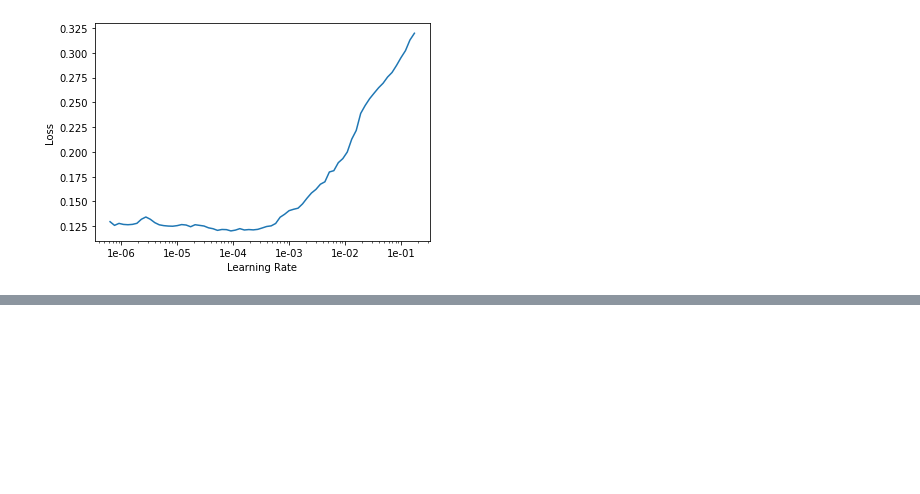
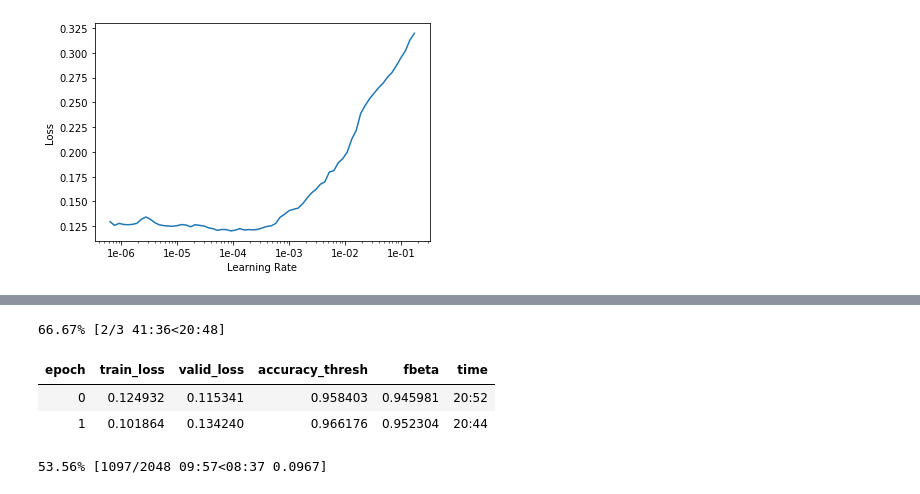
Before and after one commit to DougForrest/plaquebox-paper, a Jupyter notebook: fastai_multilabel_classification.ipynb, the cells around one changed output, grey strips where cells are left out. Saved outputs shown, nothing was run; the diff lists cells and outputs as text; code cells hidden in the pictures; blank space fills up the shorter version.

```diff
--- a/fastai_multilabel_classification.ipynb
+++ b/fastai_multilabel_classification.ipynb
@@ -214,0 +255,9 @@ learn50.save('stage-2-rn50-v3')
+# %%
+lr=1e-2
+learn50.fit_one_cycle(3, slice(lr))
+# %% [output]
+66.67% [2/3 41:36<20:48]
+| epoch | train_loss | valid_loss | accuracy_thresh | fbeta | time |
+| 0 | 0.124932 | 0.115341 | 0.958403 | 0.945981 | 20:52 |
+| 1 | 0.101864 | 0.134240 | 0.966176 | 0.952304 | 20:44 |
+53.56% [1097/2048 09:57<08:37 0.0967]
```
Also changed, not shown: parts of 16 cells of this notebook.
